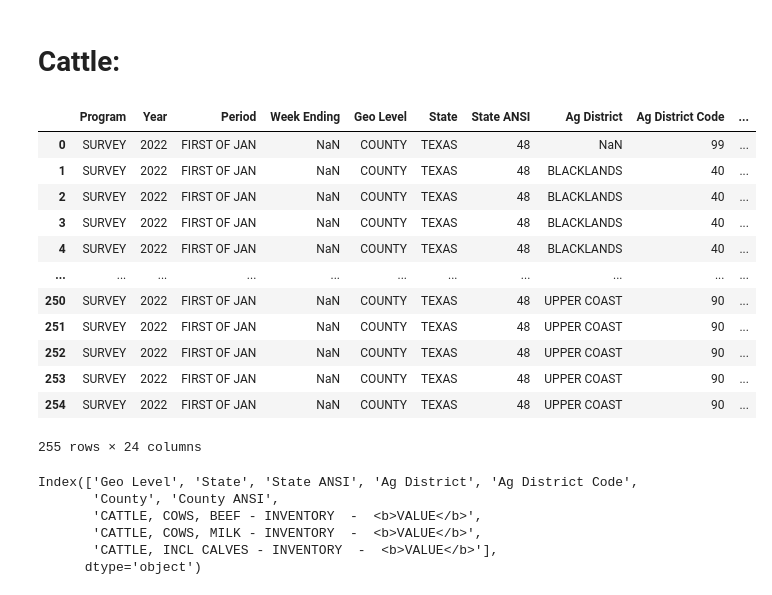
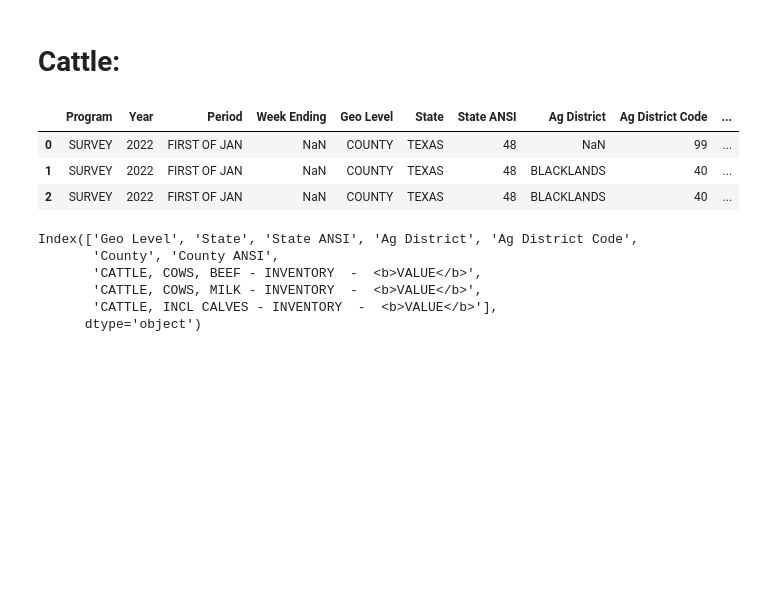
Before and after one commit to aps0611/Capegimini-Data-Hackathon, a Jupyter notebook: book1.ipynb, the cells around one changed output. Drawn from its saved outputs; the diff is of its cells as text; code cells hidden in the pictures; blank space fills up the shorter version.

```diff
--- a/book1.ipynb
+++ b/book1.ipynb
@@ -179,21 +163,12 @@ df_combined
 # Cattle:
 # %%
 df_cattle = pd.read_csv('https://raw.githubusercontent.com/aps0611/Capegimini-Data-Hackathon/aps0611/dataset/Texas/Livestock/cattle.csv')
-df_cattle
+df_cattle.head(3)
 # %% [output]
 |  | Program | Year | Period | Week Ending | Geo Level | State | State ANSI | Ag District | Ag District Code | ... |
 | 0 | SURVEY | 2022 | FIRST OF JAN | NaN | COUNTY | TEXAS | 48 | NaN | 99 | ... |
 | 1 | SURVEY | 2022 | FIRST OF JAN | NaN | COUNTY | TEXAS | 48 | BLACKLANDS | 40 | ... |
 | 2 | SURVEY | 2022 | FIRST OF JAN | NaN | COUNTY | TEXAS | 48 | BLACKLANDS | 40 | ... |
-| 3 | SURVEY | 2022 | FIRST OF JAN | NaN | COUNTY | TEXAS | 48 | BLACKLANDS | 40 | ... |
-| 4 | SURVEY | 2022 | FIRST OF JAN | NaN | COUNTY | TEXAS | 48 | BLACKLANDS | 40 | ... |
-| ... | ... | ... | ... | ... | ... | ... | ... | ... | ... | ... |
-| 250 | SURVEY | 2022 | FIRST OF JAN | NaN | COUNTY | TEXAS | 48 | UPPER COAST | 90 | ... |
-| 251 | SURVEY | 2022 | FIRST OF JAN | NaN | COUNTY | TEXAS | 48 | UPPER COAST | 90 | ... |
-| 252 | SURVEY | 2022 | FIRST OF JAN | NaN | COUNTY | TEXAS | 48 | UPPER COAST | 90 | ... |
-| 253 | SURVEY | 2022 | FIRST OF JAN | NaN | COUNTY | TEXAS | 48 | UPPER COAST | 90 | ... |
-| 254 | SURVEY | 2022 | FIRST OF JAN | NaN | COUNTY | TEXAS | 48 | UPPER COAST | 90 | ... |
-255 rows × 24 columns
 # %%
 df_cattle = df_cattle[['Geo Level', 'State', 'State ANSI', 'Ag District', 'Ag District Code',
        'County', 'County ANSI',
```
Also changed, not shown: parts of 39 cells of this notebook.
